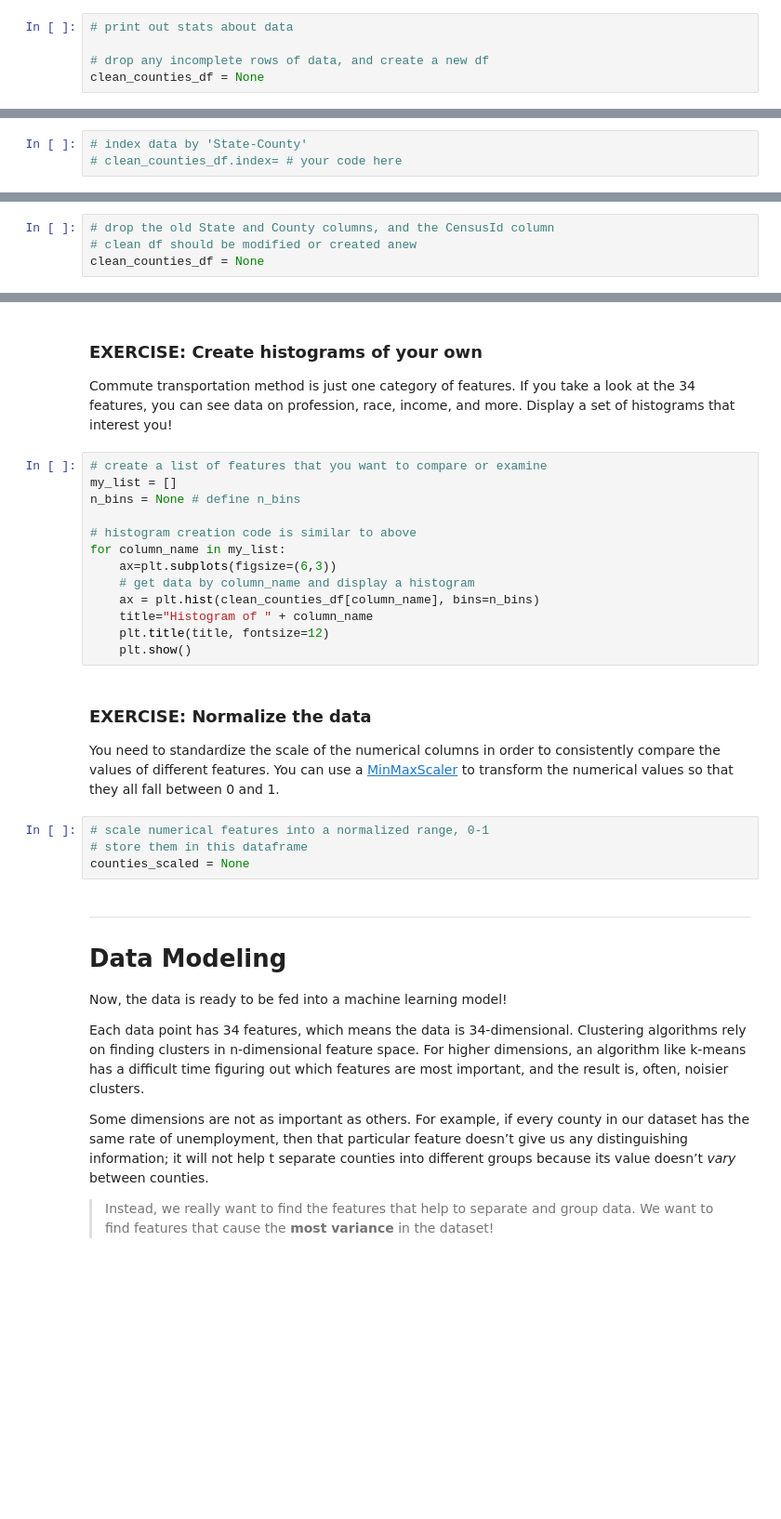
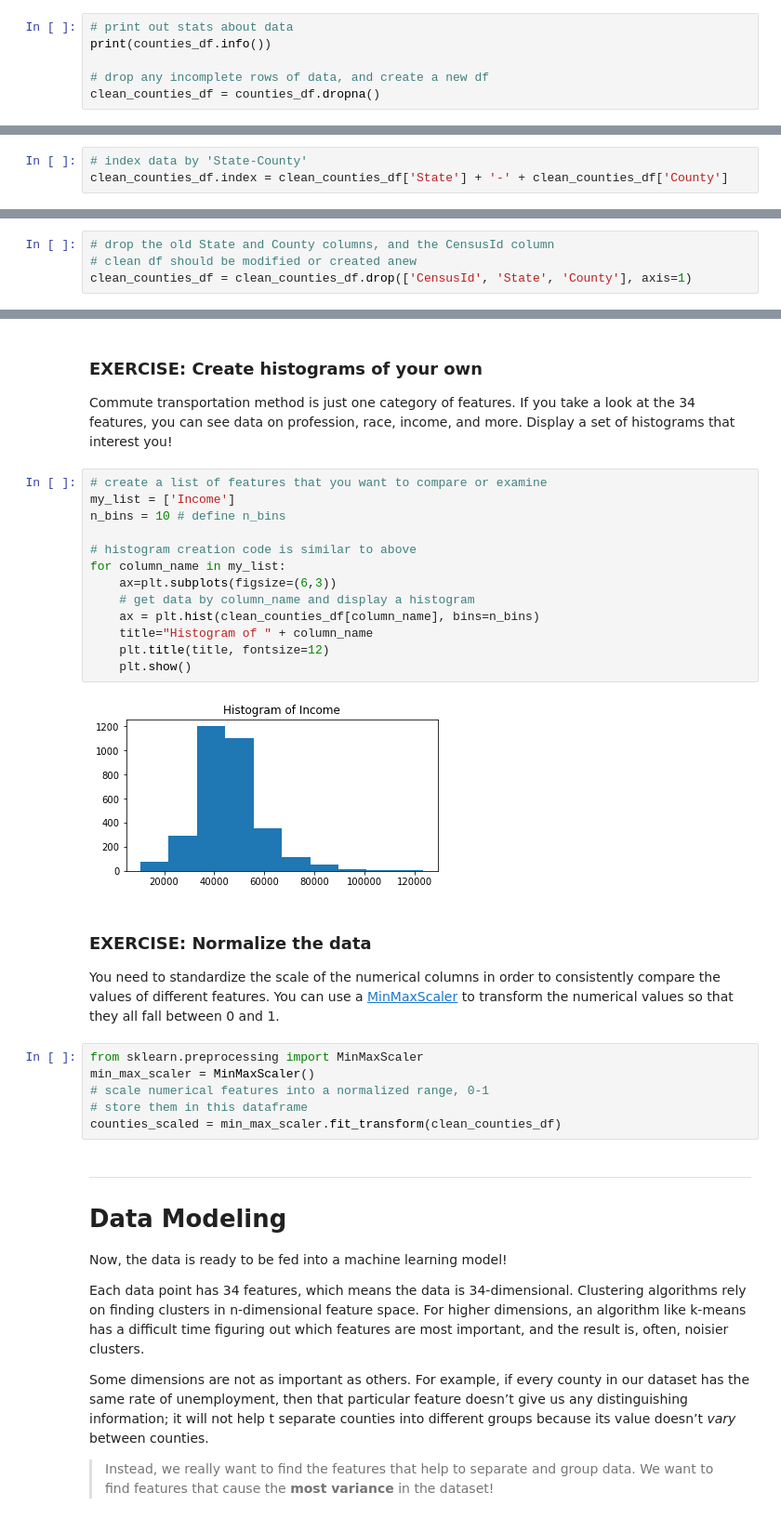
Before and after one commit to diegoami/ML_SageMaker_Studies, a Jupyter notebook: Population_Segmentation/Pop_Segmentation_Exercise.ipynb, the cells around one changed output, grey strips where cells are left out. Shown: that part at 93% size. Drawn from its saved outputs; the diff is of its cells as text; blank space fills up the shorter version.

````diff
--- a/Population_Segmentation/Pop_Segmentation_Exercise.ipynb
+++ b/Population_Segmentation/Pop_Segmentation_Exercise.ipynb
@@ -112,6 +112,7 @@ When you first explore the data, it is good to know what you are working with. H
 You should be able to answer the **question**: How many data points and features are in the original, provided dataset? (And how many points are left after dropping any incomplete rows?)
 # %%
 # print out stats about data
+print(counties_df.info())
 
 # drop any incomplete rows of data, and create a new df
-clean_counties_df = None
+clean_counties_df = counties_df.dropna()
@@ -137,4 +176,4 @@ Alabama-Barbour	26932	 14497	12435	4.6         ...
 ```
 # %%
 # index data by 'State-County'
-# clean_counties_df.index= # your code here
+clean_counties_df.index = clean_counties_df['State'] + '-' + clean_counties_df['County']
@@ -141,7 +190,7 @@ Alabama-Barbour	26932	 14497	12435	4.6         ...
 # %%
 # drop the old State and County columns, and the CensusId column
 # clean df should be modified or created anew
-clean_counties_df = None
+clean_counties_df = clean_counties_df.drop(['CensusId', 'State', 'County'], axis=1)
 # %% [markdown]
 Now, what features do you have to work with?
 # %%
@@ -174,25 +252,29 @@ for column_name in transport_list:
 Commute transportation method is just one category of features. If you take a look at the 34 features, you can see data on profession, race, income, and more. Display a set of histograms that interest you!
 # %%
 # create a list of features that you want to compare or examine
-my_list = []
-n_bins = None # define n_bins
+my_list = ['Income']
+n_bins = 10 # define n_bins
 
 # histogram creation code is similar to above
 for column_name in my_list:
     ax=plt.subplots(figsize=(6,3))
     # get data by column_name and display a histogram
     ax = plt.hist(clean_counties_df[column_name], bins=n_bins)
     title="Histogram of " + column_name
     plt.title(title, fontsize=12)
     plt.show()
+# %% [output]
+[figure, added]
 # %% [markdown]
 ### EXERCISE: Normalize the data
 
 You need to standardize the scale of the numerical columns in order to consistently compare the values of different features. You can use a [MinMaxScaler](https://scikit-learn.org/stable/modules/generated/sklearn.preprocessing.MinMaxScaler.html) to transform the numerical values so that they all fall between 0 and 1.
 # %%
+from sklearn.preprocessing import MinMaxScaler
+min_max_scaler = MinMaxScaler()
 # scale numerical features into a normalized range, 0-1
 # store them in this dataframe
-counties_scaled = None
+counties_scaled = min_max_scaler.fit_transform(clean_counties_df)
 # %% [markdown]
 ---
 # Data Modeling
````
Also changed, not shown: parts of 6 cells of this notebook.
